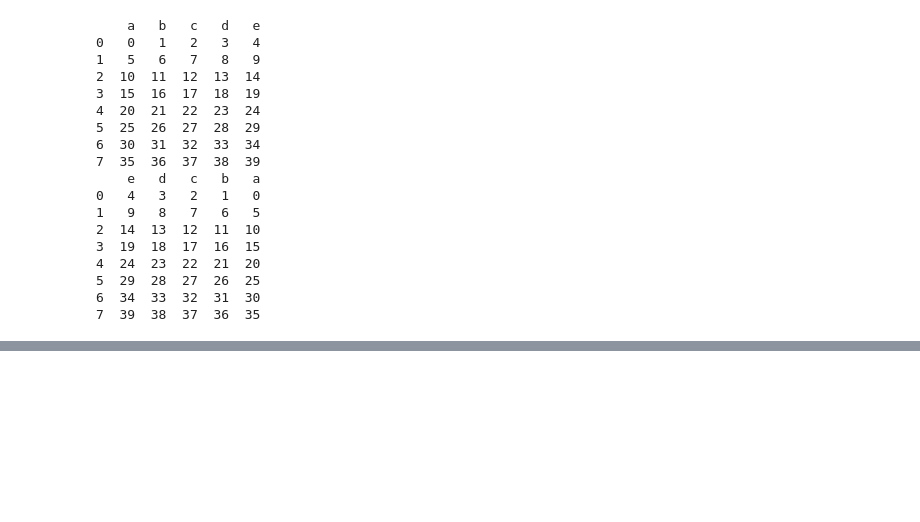
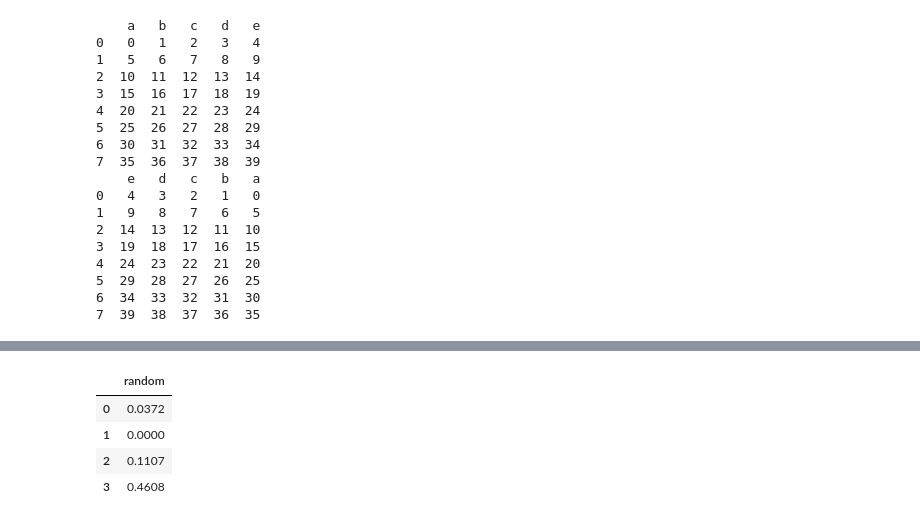
Before and after one commit to aloiswirth/Python_training, a Jupyter notebook: Pandas_execises_2.ipynb, the cells around one changed output, grey strips where cells are left out. Saved outputs shown, nothing was run; the diff lists cells and outputs as text; code cells hidden in the pictures; blank space fills up the shorter version.

```diff
--- a/Pandas_execises_2.ipynb
+++ b/Pandas_execises_2.ipynb
@@ -589,0 +660,11 @@ print(df_45_sorted2)
+# %%
+# Solution 2: Use apply to change format
+df_47.apply(lambda x: '%.4f' % x, axis=1)
+# or
+df_47.applymap(lambda x: '%.4f' % x)
+# %% [output]
+|  | random |
+| 0 | 0.0372 |
+| 1 | 0.0000 |
+| 2 | 0.1107 |
+| 3 | 0.4608 |
```
Also changed, not shown: parts of 17 cells of this notebook, 1 other file.
